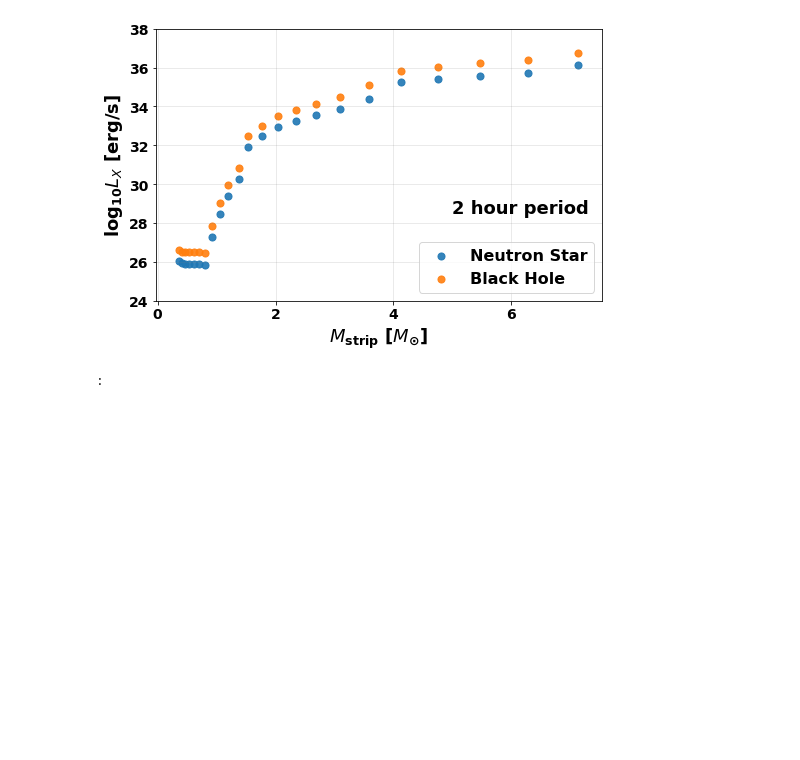
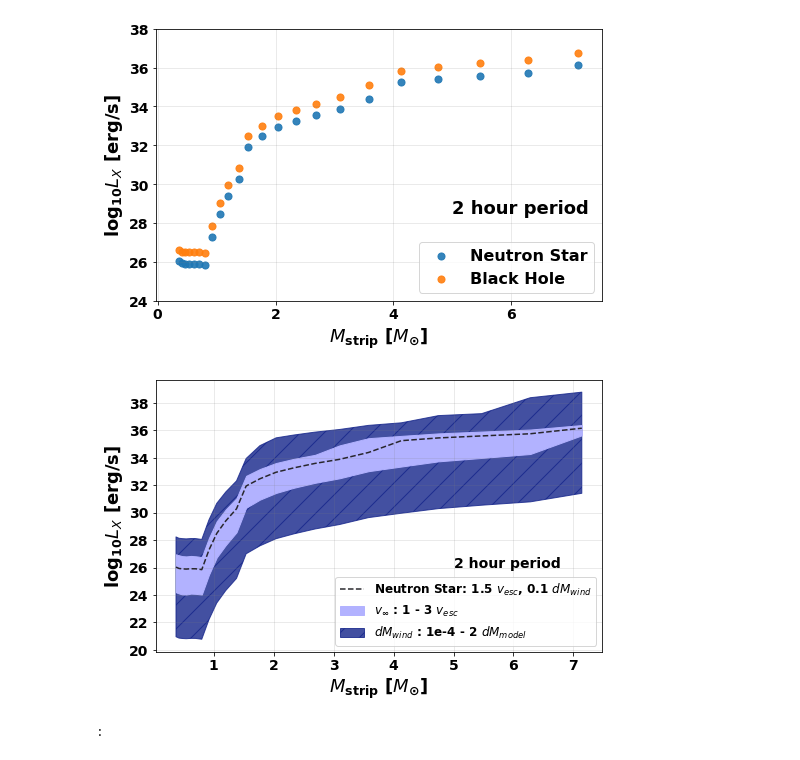
Before and after one commit to AstroLudwig/ChandraXrayBinaries, a Jupyter notebook: Xray/XrayLuminosity.ipynb, the cells around one changed output. Saved outputs shown, nothing was run; the diff lists cells and outputs as text; code cells hidden in the pictures; blank space fills up the shorter version.

Commit message:
Added plot that explores parameter changes

```diff
--- a/Xray/XrayLuminosity.ipynb
+++ b/Xray/XrayLuminosity.ipynb
@@ -188,14 +192,14 @@ class xray:
         beta=1,
         alpha=1.5,
         hydrogen_mass_fraction=0.02,
+        v_inf_coeff = None,
+        dM_wind_coeff = 0.1
     ):
 
         # Power Law Exponent for v_wind
         self.beta = beta
 
         self.alpha = alpha
-
-        self.dM_wind = (10 ** table["log10 Ṁwind"].to_numpy(dtype=float)) / 10 * const.M_sun / u.year
 
         # Add units to quantities
         self.period = period * u.day
@@ -204,7 +208,17 @@ class xray:
 
         self.R_stripped = table["Reff"].to_numpy(dtype=float) *  const.R_sun
 
-        self.v_inf = table["v∞"].to_numpy(dtype=float) * u.km / u.s
+        if v_inf_coeff:
+
+            v_esc = np.sqrt(2 * self.M_stripped * const.G / (self.R_stripped)).to(u.km/u.s)
+
+            self.v_inf = v_inf_coeff * v_esc
+
+        else:
+
+            self.v_inf = table["v∞"].to_numpy(dtype=float) * u.km / u.s
+
+        self.dM_wind = dM_wind_coeff * (10 ** table["log10 Ṁwind"].to_numpy(dtype=float)) * const.M_sun / u.year
 
         # Opacity
         self.kramers_opacity = 0.02 * (1 + hydrogen_mass_fraction) * u.cm ** 2 / u.g
@@ -467,3 +479,47 @@ vary = 5
+# %%
+def rgba(r,g,b,a):
+    return(r/255,g/255,b/255,a)
+# For a period of 2 hours, Varying V_inf by some multiplicative factor. Default appears to be 1.5 v_esc
+
+single_period = 2 / 24
+
+sXray = xray(df,single_period)
+
+sXray_v1 = xray(df,single_period,v_inf_coeff=1)
+sXray_v3 = xray(df,single_period,v_inf_coeff=3)
+
+fig = plt.figure(figsize=(8,5))
+
+plt.plot(sXray.M_stripped / const.M_sun,np.log10(sXray.neutron_star_luminosity.value),label="Neutron Star: 1.5 $v_{esc}$, 0.1 $dM_{wind}$",c="#28262C",ls="--")
+
+# for dMc in np.arange(1e-4,2,.5):
+
+#     x = xray(df,single_period,dM_wind_coeff=dMc)
+
+#     plt.plot(x.M_stripped / const.M_sun,np.log10(x.neutron_star_luminosity.value),c='navy')
+
+v_top = np.log10(xray(df,single_period,v_inf_coeff=3).neutron_star_luminosity.value)
+
+v_bottom = np.log10(xray(df,single_period,v_inf_coeff=1).neutron_star_luminosity.value)
+
+dMc_top = np.log10(xray(df,single_period,dM_wind_coeff=2).neutron_star_luminosity.value)
+
+dMc_bottom = np.log10(xray(df,single_period,dM_wind_coeff=1e-4).neutron_star_luminosity.value)
+
+plt.fill_between(sXray.M_stripped / const.M_sun,v_top,v_bottom,color=rgba(178,178,255,1),
+                 label="$v_{\infty}$ : 1 - 3 $v_{esc}$")
+plt.fill_between(sXray.M_stripped / const.M_sun,dMc_top,dMc_bottom,color="#14248A",alpha=0.8,
+                 label="$dM_{wind}$ : 1e-4 - 2 $dM_{model}$",zorder=0,hatch="/")
+
+plt.xlabel("$M_{\\mathrm{strip}}$ [$M_{\\odot}$]",fontsize=18)
+plt.ylabel("$\\log_{10} L_X$ [erg/s]",fontsize=18)
+plt.text(5,26,"2 hour period",fontsize=14)
+plt.xticks(ticks=[1,2,3,4,5,6,7],fontsize=14)
+plt.yticks(ticks=[20,22,24,26,28,30,32,34,36,38],fontsize=14)
+plt.legend(fontsize=12,loc="lower right")
+plt.grid(c="gray", alpha=0.2)
+# %% [output]
+[figure, added]
 # %%
 if vary:
     print(":")
```
Also changed, not shown: parts of 7 cells of this notebook.
